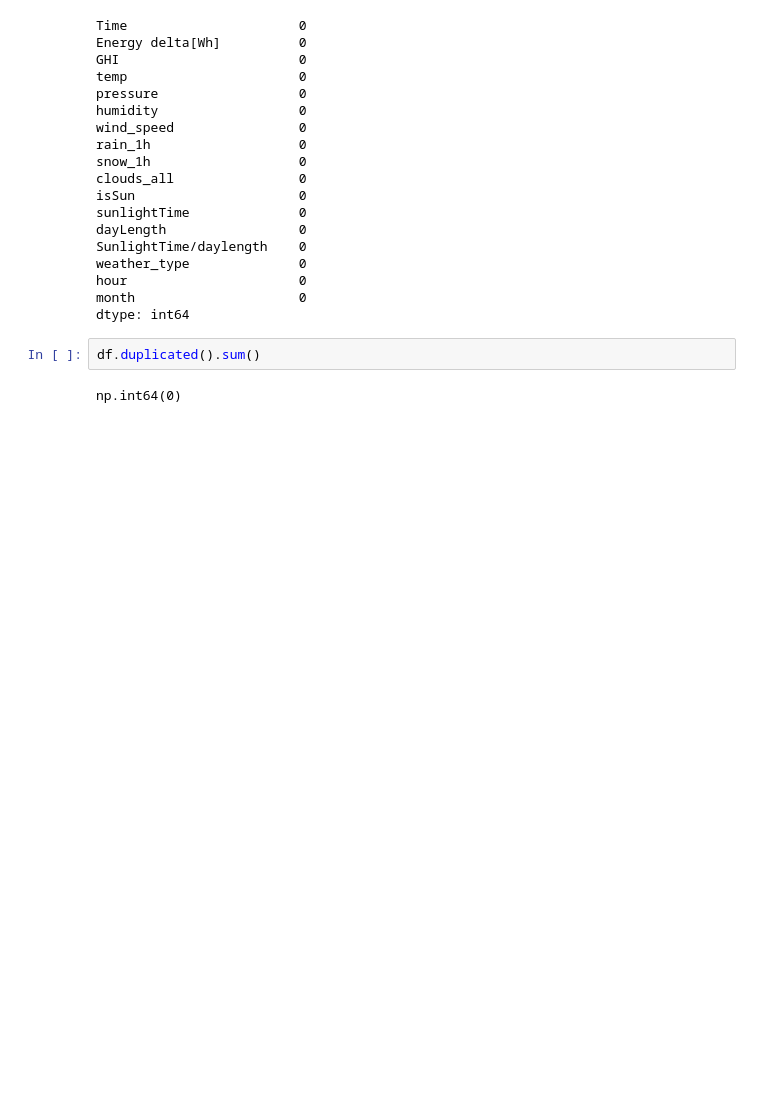
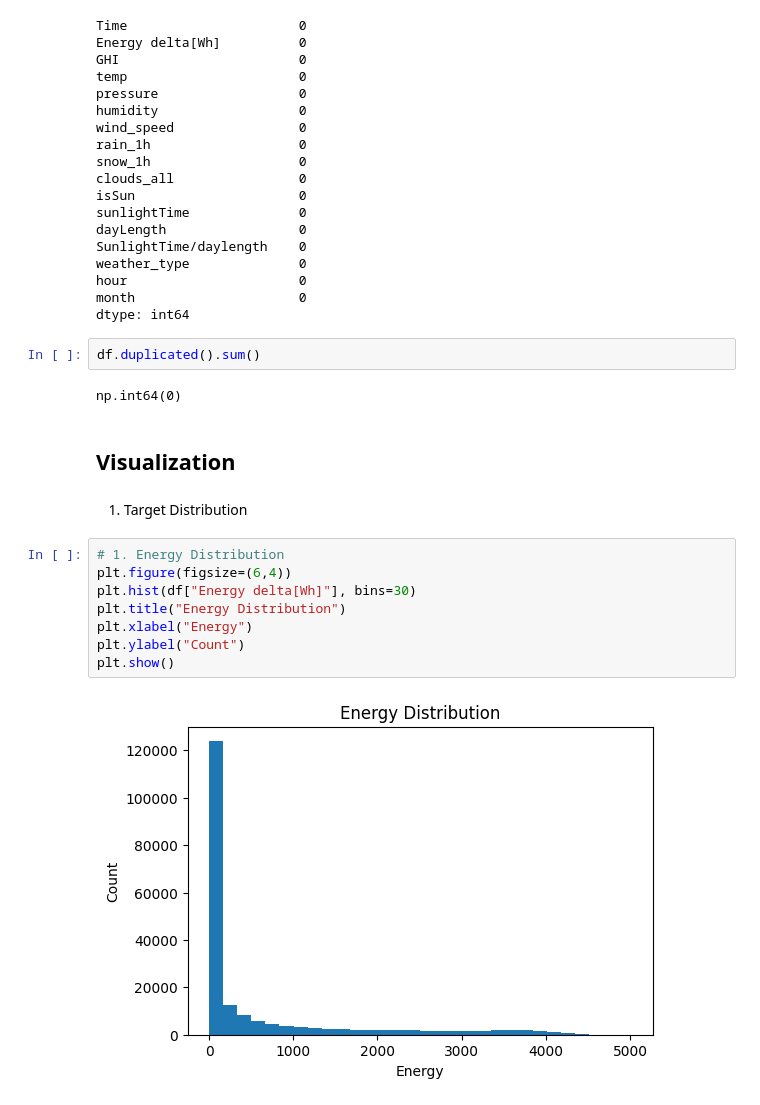
Before and after one commit to samifahim07/Solar_Energy_Prediction, a Jupyter notebook: solar_energy_prediction.ipynb, the cells around one changed output. Cells and saved outputs as stored; diff of their text form; blank space fills up the shorter version.

```diff
--- a/solar_energy_prediction.ipynb
+++ b/solar_energy_prediction.ipynb
@@ -97,3 +97,17 @@ dtype: int64
 df.duplicated().sum()
 # %% [output]
 np.int64(0)
+# %% [markdown]
+## Visualization
+# %% [markdown]
+1. Target Distribution
+# %%
+# 1. Energy Distribution
+plt.figure(figsize=(6,4))
+plt.hist(df["Energy delta[Wh]"], bins=30)
+plt.title("Energy Distribution")
+plt.xlabel("Energy")
+plt.ylabel("Count")
+plt.show()
+# %% [output]
+[figure, added]
```
Also changed, not shown: parts of 2 cells of this notebook.
